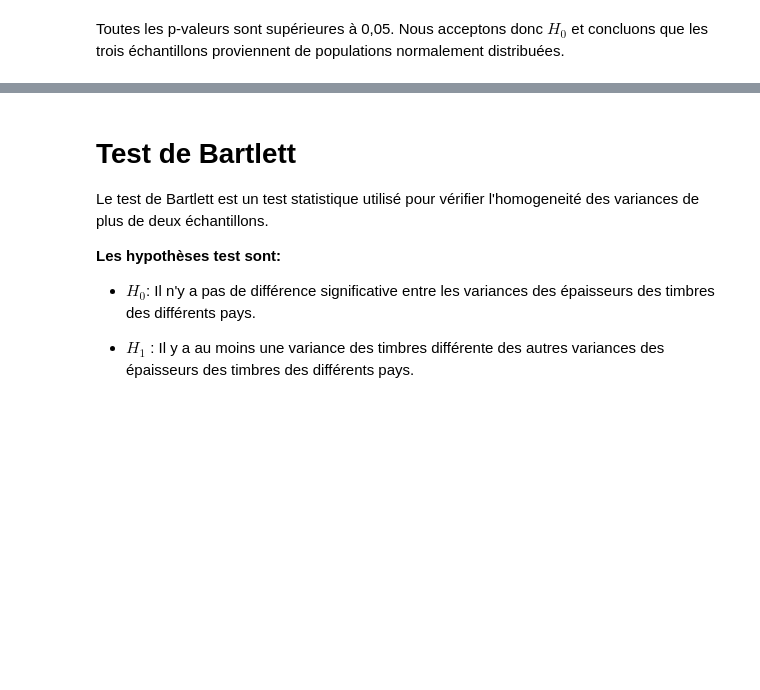
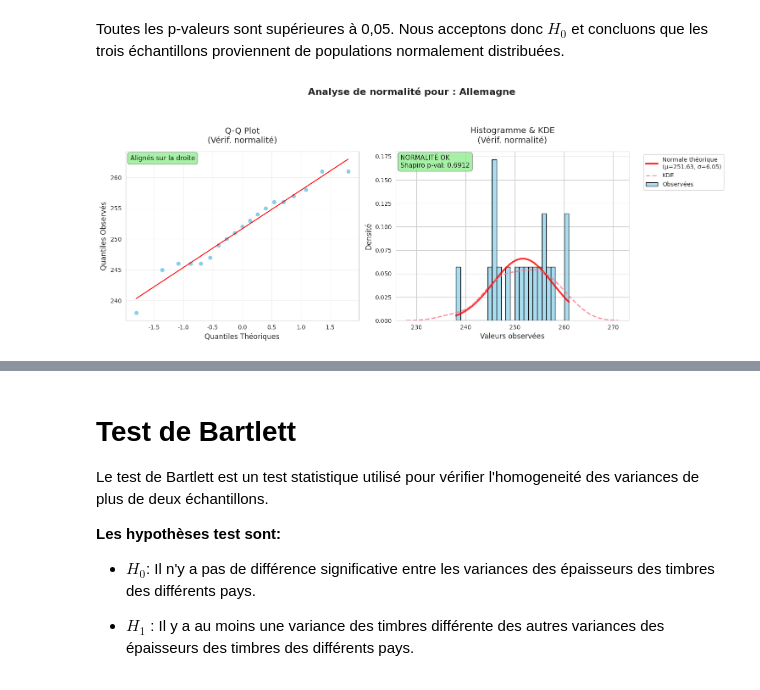
Before and after one commit to bigirimanainnocent12/ANOVA, a Jupyter notebook: ANOVA.ipynb, the cells around one changed output, grey strips where cells are left out. Cells and saved outputs as stored; diff of their text form; code cells hidden in the pictures; blank space fills up the shorter version.

```diff
--- a/ANOVA.ipynb
+++ b/ANOVA.ipynb
@@ -14,7 +14,7 @@ import seaborn as sns
 # %% [markdown]
 # ***importation de la base de données***
 # %%
-df=pd.read_csv('timbres.csv',sep=';')
+df=pd.read_csv('/content/drive/MyDrive/Données/timbres.csv',sep=';')
 df.head()
 # %% [output]
 |  | Unnamed: 0 | epaisseur | pays |
@@ -69,9 +69,3 @@ $H_0$: l'échantillon est issu d'une population normalement distribuée
 $H_1$: l'échantillon n'est pas issu d'une population normalement distribuée
 
 **Résulats du test:**
-# %%
-from scipy import stats
-resultats_shapiro = df.groupby('pays')['epaisseur'].apply(lambda x: stats.shapiro(x))
-
-for groupe, resultat in resultats_shapiro.items():
-    print(f"Groupe {groupe} : Statistique W = {resultat.statistic:.4f}, p-valeur = {resultat.pvalue:.4f}")
@@ -83,2 +100,93 @@ Groupe France : Statistique W = 0.9798, p-valeur = 0.9127
 # %% [markdown]
 Toutes les p-valeurs sont supérieures à 0,05. Nous acceptons donc $H_0$ et concluons que les trois échantillons proviennent de populations normalement distribuées.
+# %%
+import seaborn as sns
+import statsmodels.api as sm
+import matplotlib.pyplot as plt
+import numpy as np
+from scipy import stats
+from scipy.stats import probplot
+
+# Configuration pour les caractères Unicode/emojis avec Seaborn
+plt.rcParams['font.family'] = ['DejaVu Sans', 'Arial Unicode MS', 'Apple Color Emoji']
+plt.rcParams['axes.unicode_minus'] = False
+
+# Style Seaborn moderne
+sns.set_style("whitegrid")
+sns.set_palette("husl")
+
+# Boucle sur chaque pays
+for groupe, donnees in df.groupby('pays')['epaisseur']:
+    # Structure 1x2 pour deux graphiques côte à côte
+    fig, axes = plt.subplots(1, 2, figsize=(15, 6))
+
+    # Titre global précisant le pays
+    fig.suptitle(f'Analyse de normalité pour : {groupe}',
+                 fontsize=16, fontweight='bold', y=1.02)
+
+    # =============================================================================
+    # 1) Q-Q Plot
+    # =============================================================================
+    probplot(donnees, dist="norm", plot=axes[0])
+    # Personnalisation couleurs
+    axes[0].get_lines()[0].set_markerfacecolor('skyblue')
+    axes[0].get_lines()[0].set_markeredgecolor('skyblue')
+    axes[0].get_lines()[1].set_color('red')
+    axes[0].set_title('Q-Q Plot\n(Vérif. normalité)', fontsize=14, pad=15)
+    axes[0].set_xlabel('Quantiles Théoriques', fontsize=12)
+    axes[0].set_ylabel('Quantiles Observés', fontsize=12)
+    axes[0].grid(True, alpha=0.3)
+
+    # Test de normalité (Shapiro-Wilk)
+    shapiro_stat, shapiro_pvalue = stats.shapiro(donnees)
+    if shapiro_pvalue > 0.05:
+        interp_qq, box_color = "Alignés sur la droite", "lightgreen"
+    else:
+        interp_qq, box_color = "Déviations notables", "lightcoral"
+    axes[0].text(
+        0.02, 0.98, interp_qq,
+        transform=axes[0].transAxes, fontsize=11,
+        va='top', bbox=dict(boxstyle="round,pad=0.4",
+                             facecolor=box_color, alpha=0.8, edgecolor='gray')
+    )
+
+    # =============================================================================
+    # 2) Distribution + KDE
+    # =============================================================================
+    sns.histplot(
+        donnees, bins=25, stat='density', alpha=0.7,
+        color='skyblue', edgecolor='black', ax=axes[1], label='Observées'
+    )
+    mu, sigma = donnees.mean(), donnees.std()
+    x_norm = np.linspace(donnees.min(), donnees.max(), 100)
+    y_norm = stats.norm.pdf(x_norm, mu, sigma)
+    axes[1].plot(
+        x_norm, y_norm, color='red', linewidth=3,
+        label=f'Normale théorique\n(μ={mu:.2f}, σ={sigma:.2f})', alpha=0.8
+    )
+    sns.kdeplot(
+        donnees, ax=axes[1], linewidth=2, alpha=0.8,
+        label='KDE', linestyle='--'
+    )
+    axes[1].set_title('Histogramme & KDE\n(Vérif. normalité)', fontsize=14, pad=15)
+    axes[1].set_xlabel('Valeurs observées', fontsize=12)
+    axes[1].set_ylabel('Densité', fontsize=12)
+    axes[1].legend(loc='upper left', bbox_to_anchor=(1.05, 1))
+
+    if shapiro_pvalue > 0.05:
+        interp_dist, box_color2 = "NORMALITÉ OK", "lightgreen"
+    else:
+        interp_dist, box_color2 = "NON-NORMALITÉ", "lightcoral"
+    axes[1].text(
+        0.02, 0.98,
+        f"{interp_dist}\nShapiro p-val: {shapiro_pvalue:.4f}",
+        transform=axes[1].transAxes, fontsize=11,
+        va='top', bbox=dict(boxstyle="round,pad=0.4",
+                             facecolor=box_color2, alpha=0.8, edgecolor='gray')
+    )
+
+    # Mise en page finale
+    plt.tight_layout(rect=[0, 0, 1, 0.95])
+    plt.show()
+# %% [output]
+[figure, added]
```
Also changed, not shown: parts of 5 cells of this notebook.
